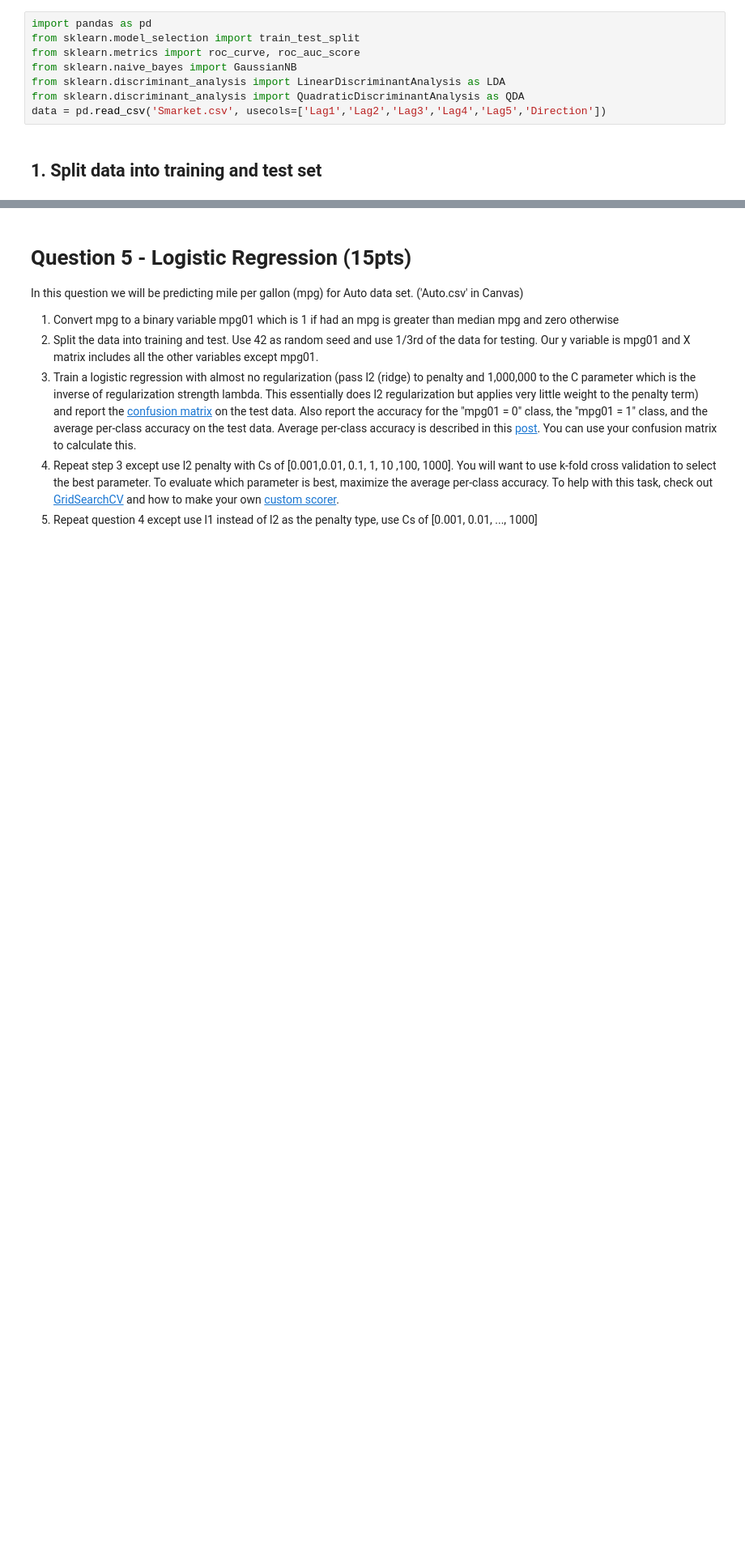
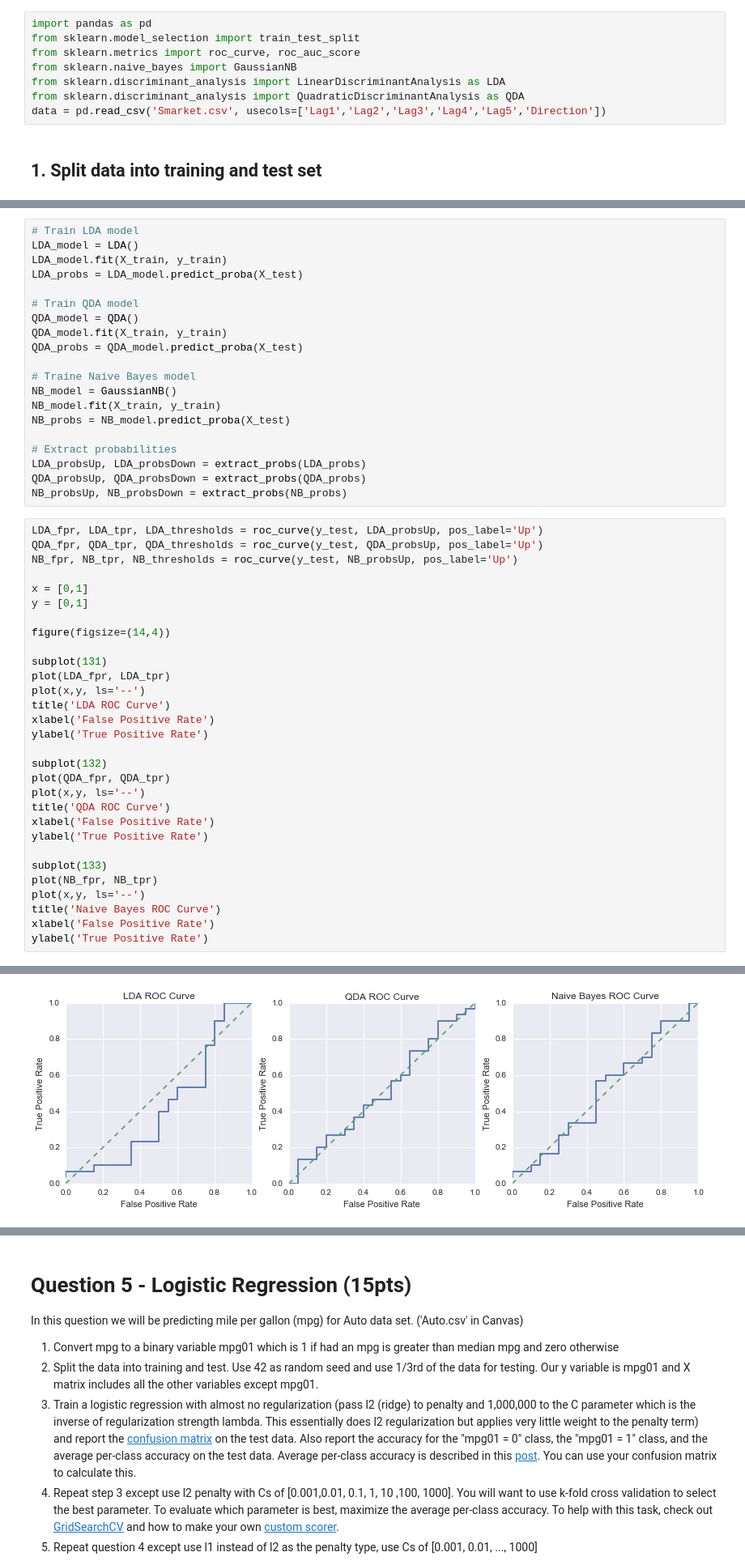
Before and after one commit to brbeckelman/Advanced-Predictive-Modeling-Class, a Jupyter notebook: HW3/HW3-apm382.ipynb, the cells around one changed output, grey strips where cells are left out. Shown: that part at 81% size. Drawn from its saved outputs; the diff is of its cells as text; blank space fills up the shorter version.

```diff
--- a/HW3/HW3-apm382.ipynb
+++ b/HW3/HW3-apm382.ipynb
@@ -262,0 +380,51 @@ test = data[-50:]
+# %%
+# Train LDA model
+LDA_model = LDA()
+LDA_model.fit(X_train, y_train)
+LDA_probs = LDA_model.predict_proba(X_test)
+
+# Train QDA model
+QDA_model = QDA()
+QDA_model.fit(X_train, y_train)
+QDA_probs = QDA_model.predict_proba(X_test)
+
+# Traine Naive Bayes model
+NB_model = GaussianNB()
+NB_model.fit(X_train, y_train)
+NB_probs = NB_model.predict_proba(X_test)
+
+# Extract probabilities
+LDA_probsUp, LDA_probsDown = extract_probs(LDA_probs)
+QDA_probsUp, QDA_probsDown = extract_probs(QDA_probs)
+NB_probsUp, NB_probsDown = extract_probs(NB_probs)
+# %%
+LDA_fpr, LDA_tpr, LDA_thresholds = roc_curve(y_test, LDA_probsUp, pos_label='Up')
+QDA_fpr, QDA_tpr, QDA_thresholds = roc_curve(y_test, QDA_probsUp, pos_label='Up')
+NB_fpr, NB_tpr, NB_thresholds = roc_curve(y_test, NB_probsUp, pos_label='Up')
+
+x = [0,1]
+y = [0,1]
+
+figure(figsize=(14,4))
+
+subplot(131)
+plot(LDA_fpr, LDA_tpr)
+plot(x,y, ls='--')
+title('LDA ROC Curve')
+xlabel('False Positive Rate')
+ylabel('True Positive Rate')
+
+subplot(132)
+plot(QDA_fpr, QDA_tpr)
+plot(x,y, ls='--')
+title('QDA ROC Curve')
+xlabel('False Positive Rate')
+ylabel('True Positive Rate')
+
+subplot(133)
+plot(NB_fpr, NB_tpr)
+plot(x,y, ls='--')
+title('Naive Bayes ROC Curve')
+xlabel('False Positive Rate')
+ylabel('True Positive Rate')
+# %% [output]
@@ -262,0 +432 @@ test = data[-50:]
+[figure, added]
```
Also changed, not shown: parts of 34 cells of this notebook.
